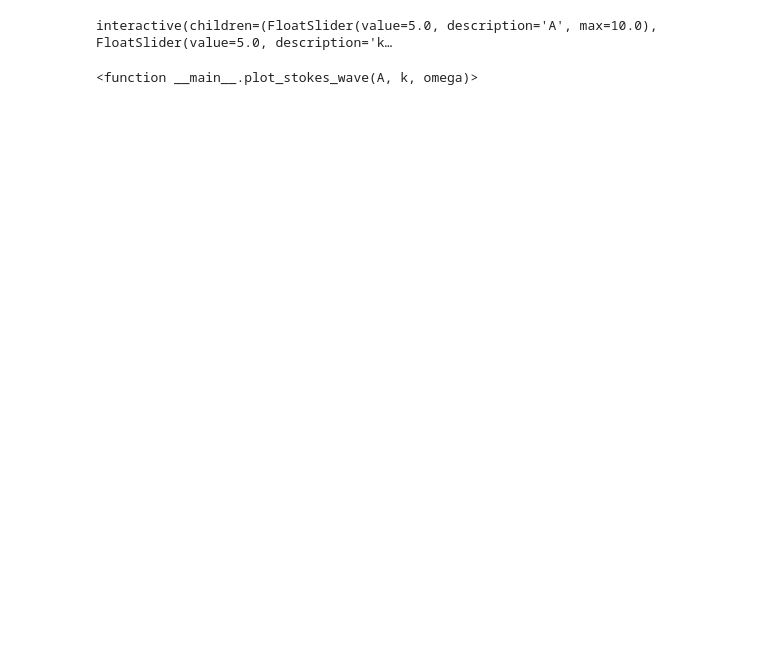
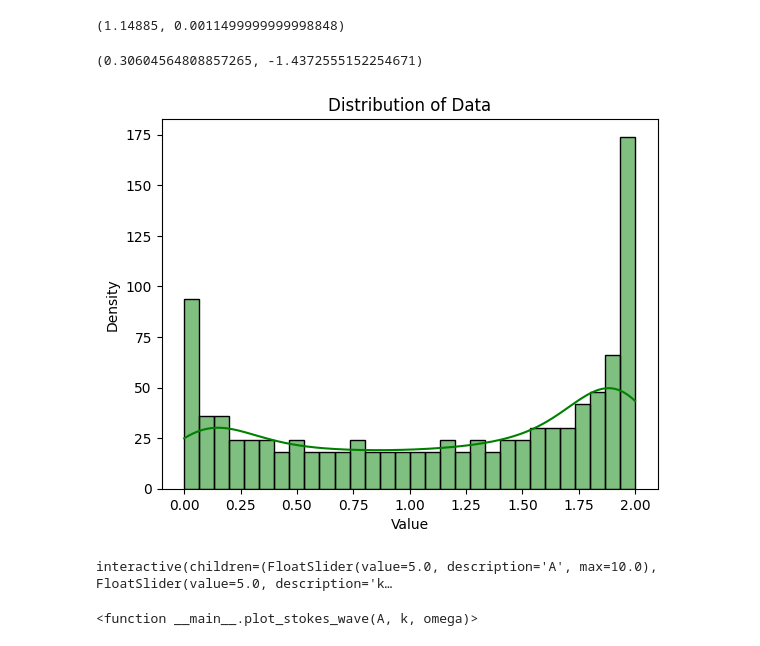
Before and after one commit to AnnaWojciechowska/MEK4350, a Jupyter notebook: Stokes/Stokes_wave_visualized.ipynb, the cells around one changed output. Saved outputs shown, nothing was run; the diff lists cells and outputs as text; code cells hidden in the pictures; blank space fills up the shorter version.

```diff
--- a/Stokes/Stokes_wave_visualized.ipynb
+++ b/Stokes/Stokes_wave_visualized.ipynb
@@ -48 +48,32 @@ _= ax.legend()
+# %%
+stokes_heights = stokes_wave_data.max() - stokes_wave_data
+stokes_heights.mean(), stokes_wave_data.mean()
+# %% [output]
+(1.14885, 0.0011499999999998848)
+# %%
+from scipy.stats import skew, kurtosis
+skewness = skew(stokes_wave_data)
+kurt = kurtosis(stokes_wave_data)
+skewness, kurt
+# %% [output]
+(0.30604564808857265, -1.4372555152254671)
+# %%
+import seaborn as sns
+import numpy as np
+
+# Generate example data
+data = np.random.normal(loc=0, scale=1, size=1000)  # Normal distribution as an example
+
+# Create a histogram using Seaborn
+sns.histplot(stokes_heights, bins=30, kde=True, color='green')
+
+# Add labels and title
+plt.xlabel('Value')
+plt.ylabel('Density')
+plt.title('Distribution of Data')
+
+# Show the plot
+plt.show()
+# %% [output]
+[figure, added]
 # %%
```
Also changed, not shown: parts of 3 cells of this notebook, 4 other files.
